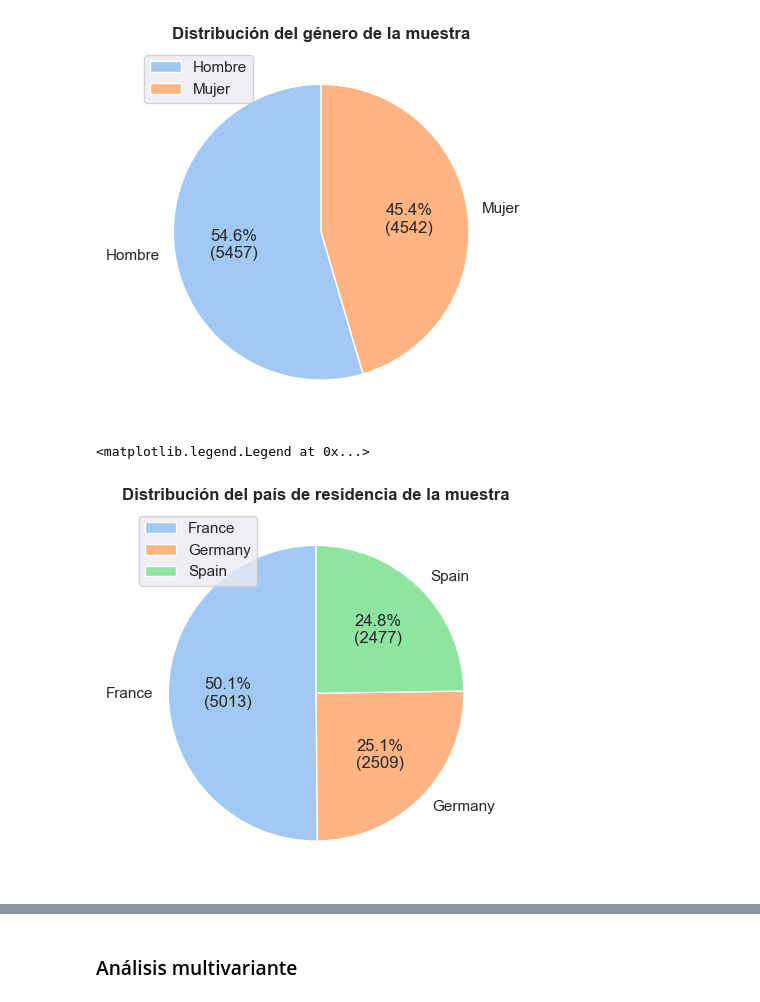
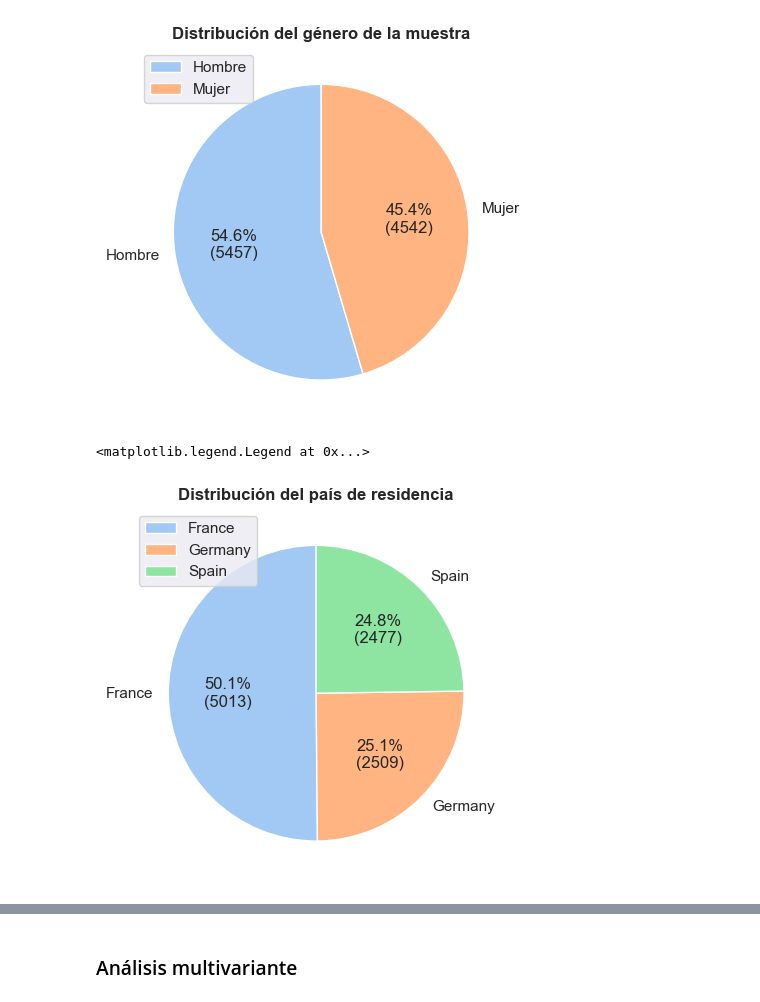
Before and after one commit to yrouuu/TFG_ADE, a Jupyter notebook: exploratorio/eda.ipynb, the cells around one changed output, grey strips where cells are left out. Saved outputs shown, nothing was run; the diff lists cells and outputs as text; code cells hidden in the pictures.

```diff
--- a/exploratorio/eda.ipynb
+++ b/exploratorio/eda.ipynb
@@ -204,19 +204,19 @@ plt.legend(loc='upper left')
 # %%
 n_country = data['country'].value_counts()
 labels=['France','Germany','Spain']
 plt.figure()
-plt.title('Distribución del país de residencia de la muestra', fontweight = 'bold')
+plt.title('Distribución del país de residencia', fontweight = 'bold')
 
 
 plt.pie(n_country,
         labels=labels,
         autopct=lambda pct: pie(pct,n_country),
         startangle=90,
         colors=('#a1c9f4','#ffb482','#8de5a1'));
 
 plt.legend(loc='upper left')
 # %% [output]
 <matplotlib.legend.Legend at 0x...>
-[figure, old version]
+[figure, new version]
 # %%
 data['age'].hist(alpha=0.8)
```
Also changed, not shown: parts of 9 cells of this notebook.
